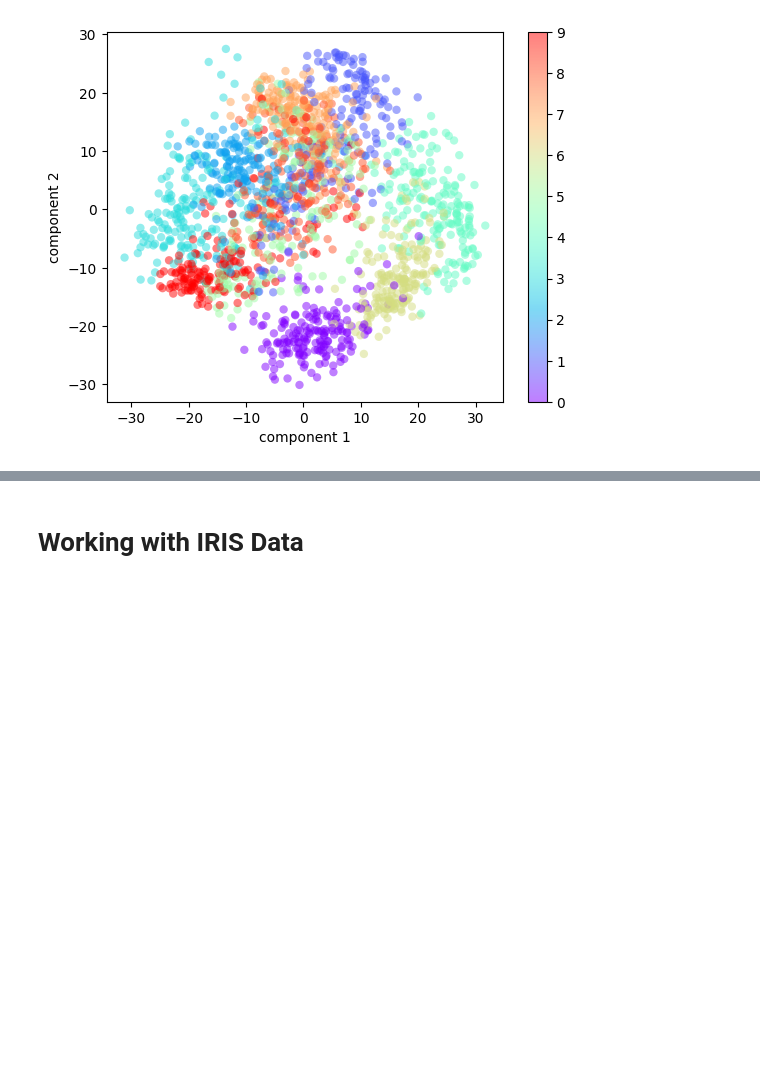
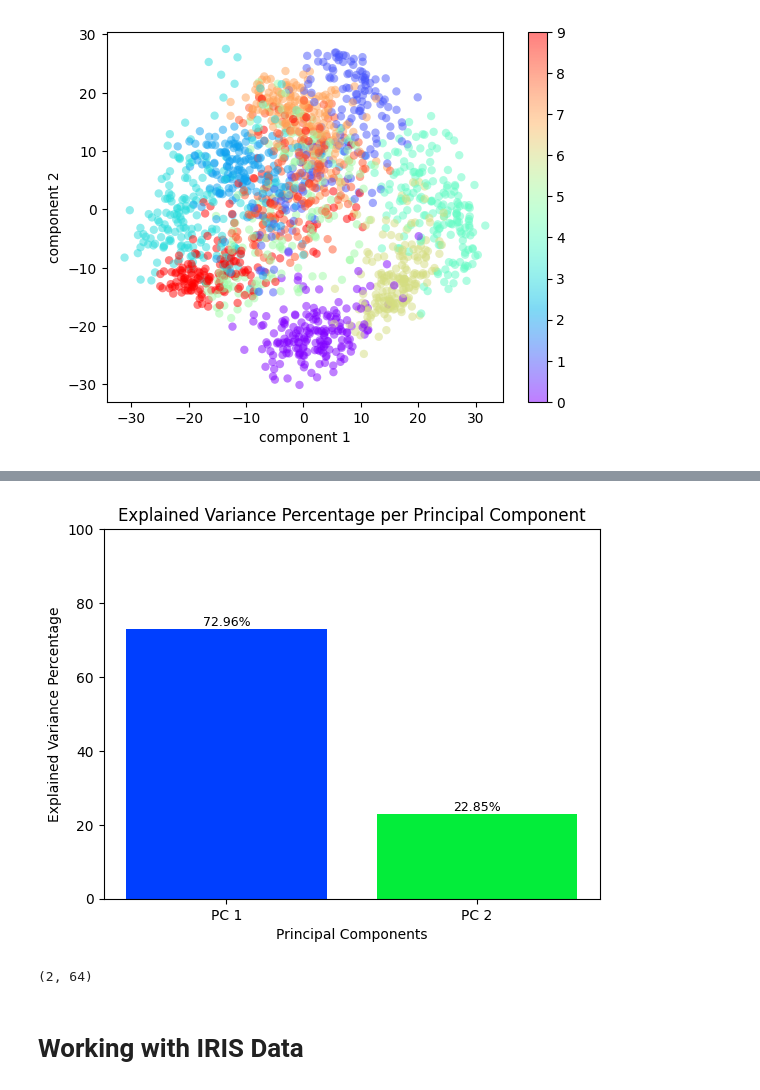
Before and after one commit to falawar7/AAI614_ELAWAR, a Jupyter notebook: Week6/FE_Notebook6_5.ipynb, the cells around one changed output, grey strips where cells are left out. Drawn from its saved outputs; the diff is of its cells as text; code cells hidden in the pictures; blank space fills up the shorter version.

```diff
--- a/Week6/FE_Notebook6_5.ipynb
+++ b/Week6/FE_Notebook6_5.ipynb
@@ -231,0 +151,11 @@ plt.colorbar();
+# %%
+for i, value in enumerate(pca.explained_variance_ratio_):
+  plt.bar(x = i, height = pca.explained_variance_ratio_[i]*100)
+  plt.text(x = i, y = value*100 + 1, s = f"{value*100:.2f}%", ha='center', fontsize=9, color='black')
+
+plt.xticks(ticks=range(len(pca.explained_variance_)), labels=[f'PC {i+1}' for i in range(len(pca.explained_variance_))])
+plt.ylim(0, 100)
+plt.xlabel('Principal Components')
+plt.ylabel('Explained Variance Percentage')
+plt.title('Explained Variance Percentage per Principal Component')
+plt.show()
@@ -232,3 +174,20 @@ plt.colorbar();
+# %%
+for i, value in enumerate(pca.explained_variance_ratio_):
+  plt.bar(x = i, height = pca.explained_variance_ratio_[i]*100)
+  plt.text(x = i, y = value*100 + 1, s = f"{value*100:.2f}%", ha='center', fontsize=9, color='black')
+
+plt.xticks(ticks=range(len(pca.explained_variance_)), labels=[f'PC {i+1}' for i in range(len(pca.explained_variance_))])
+plt.ylim(0, 100)
+plt.xlabel('Principal Components')
+plt.ylabel('Explained Variance Percentage')
+plt.title('Explained Variance Percentage per Principal Component')
+plt.show()
+# %% [output]
+[figure, added]
+# %%
+print(pca.components_.shape)
+# %% [output]
+(2, 64)
 # %% [markdown]
 # **Working with IRIS Data**
 # %%
```
Also changed, not shown: parts of 30 cells of this notebook.
